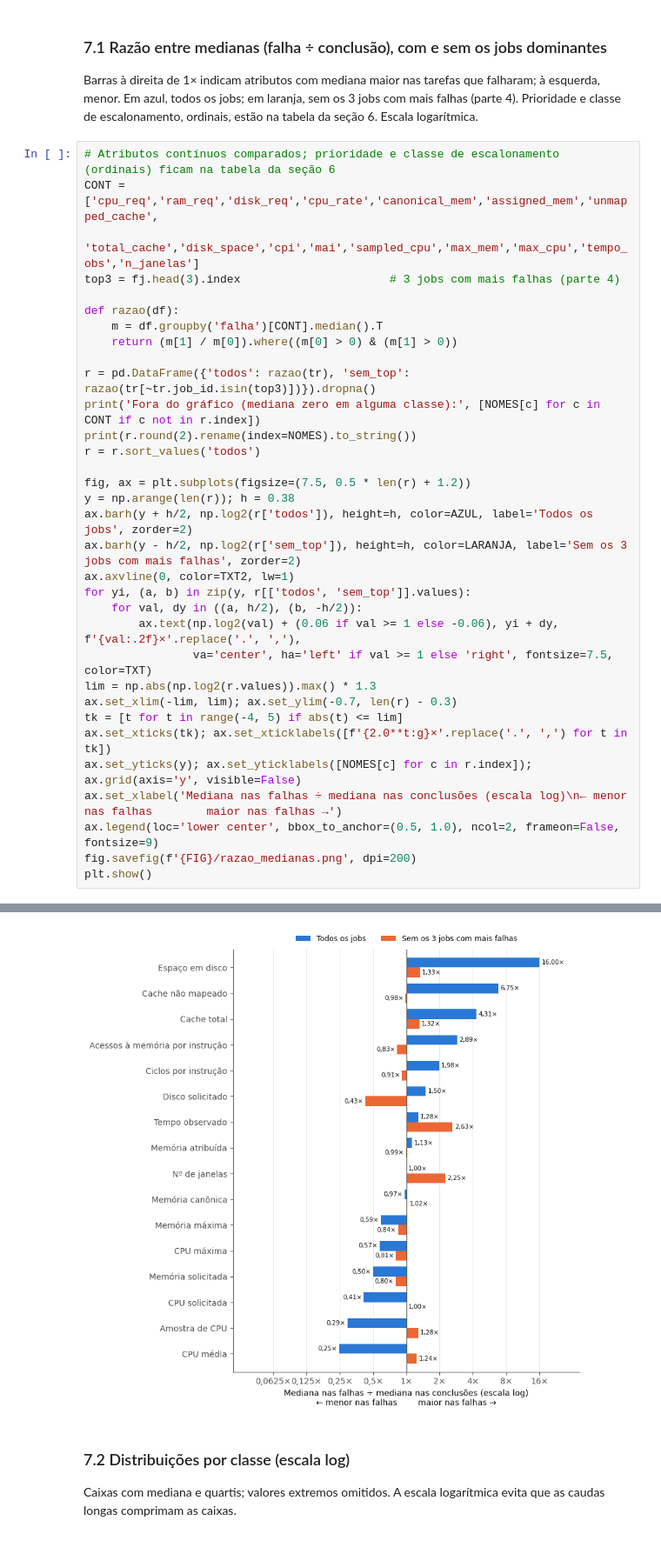
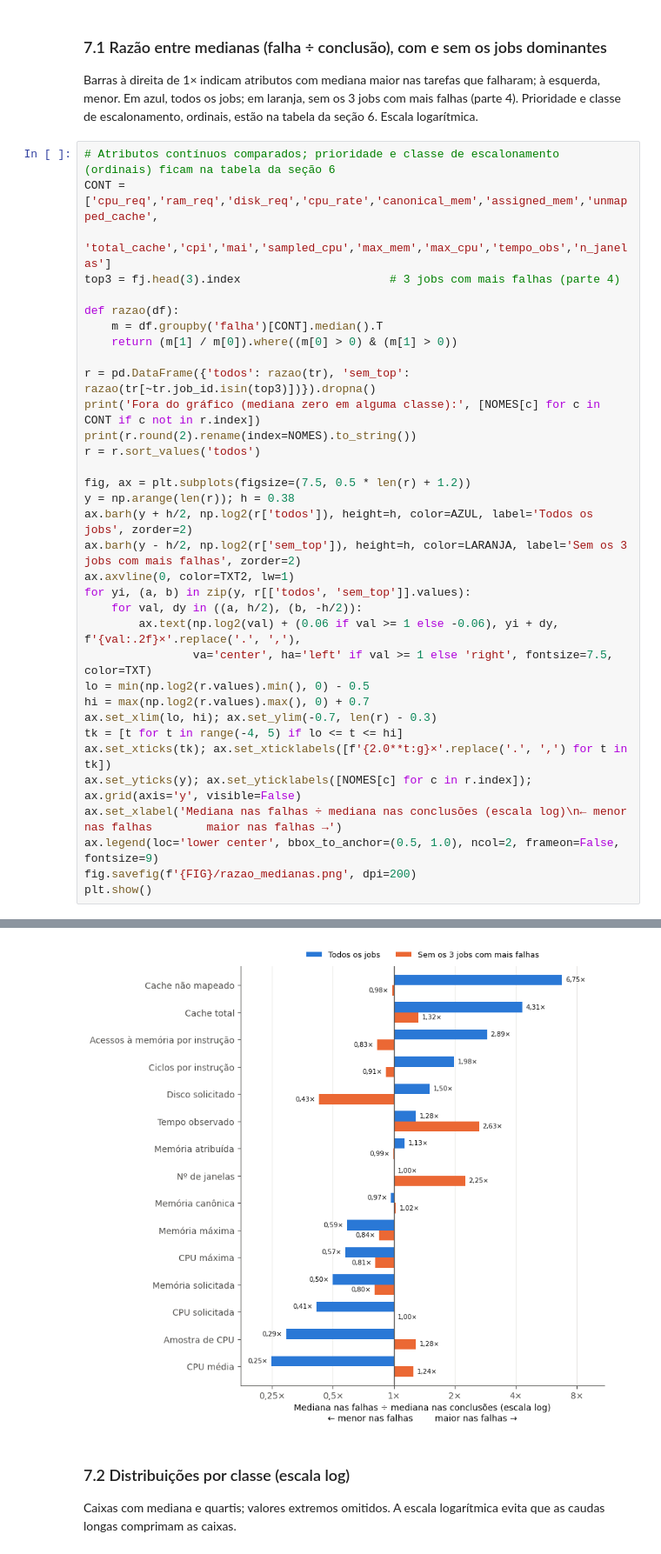
Before and after one commit to trsantanarural/predicao-falhas-tarefas, a Jupyter notebook: notebooks/03_analise_exploratoria.ipynb, the cells around one changed output, grey strips where cells are left out. Shown at 87% size. Drawn from its saved outputs; the diff is of its cells as text.

```diff
--- a/notebooks/03_analise_exploratoria.ipynb
+++ b/notebooks/03_analise_exploratoria.ipynb
@@ -138,7 +138,7 @@ Barras à direita de 1× indicam atributos com mediana maior nas tarefas que fal
 # %%
 # Atributos contínuos comparados; prioridade e classe de escalonamento (ordinais) ficam na tabela da seção 6
 CONT = ['cpu_req','ram_req','disk_req','cpu_rate','canonical_mem','assigned_mem','unmapped_cache',
-        'total_cache','disk_space','cpi','mai','sampled_cpu','max_mem','max_cpu','tempo_obs','n_janelas']
+        'total_cache','cpi','mai','sampled_cpu','max_mem','max_cpu','tempo_obs','n_janelas']
 top3 = fj.head(3).index                      # 3 jobs com mais falhas (parte 4)
 
 def razao(df):
@@ -159,9 +159,10 @@ for yi, (a, b) in zip(y, r[['todos', 'sem_top']].values):
     for val, dy in ((a, h/2), (b, -h/2)):
         ax.text(np.log2(val) + (0.06 if val >= 1 else -0.06), yi + dy, f'{val:.2f}×'.replace('.', ','),
                 va='center', ha='left' if val >= 1 else 'right', fontsize=7.5, color=TXT)
-lim = np.abs(np.log2(r.values)).max() * 1.3
-ax.set_xlim(-lim, lim); ax.set_ylim(-0.7, len(r) - 0.3)
-tk = [t for t in range(-4, 5) if abs(t) <= lim]
+lo = min(np.log2(r.values).min(), 0) - 0.5
+hi = max(np.log2(r.values).max(), 0) + 0.7
+ax.set_xlim(lo, hi); ax.set_ylim(-0.7, len(r) - 0.3)
+tk = [t for t in range(-4, 5) if lo <= t <= hi]
 ax.set_xticks(tk); ax.set_xticklabels([f'{2.0**t:g}×'.replace('.', ',') for t in tk])
 ax.set_yticks(y); ax.set_yticklabels([NOMES[c] for c in r.index]); ax.grid(axis='y', visible=False)
 ax.set_xlabel('Mediana nas falhas ÷ mediana nas conclusões (escala log)\n← menor nas falhas        maior nas falhas →')
@@ -183,11 +183,11 @@ Espaço em disco                  16.00     1.33
 Ciclos por instrução              1.98     0.91
 Acessos à memória por instrução   2.89     0.83
 Amostra de CPU                    0.29     1.28
 Memória máxima                    0.59     0.84
 CPU máxima                        0.57     0.81
 Tempo observado                   1.28     2.63
 Nº de janelas                     1.00     2.25
-[figure, old version]
+[figure, new version]
 # %% [markdown]
 ### 7.2 Distribuições por classe (escala log)
 Caixas com mediana e quartis; valores extremos omitidos. A escala logarítmica evita que as caudas longas comprimam as caixas.
```
Also changed, not shown: parts of 1 cell of this notebook.
